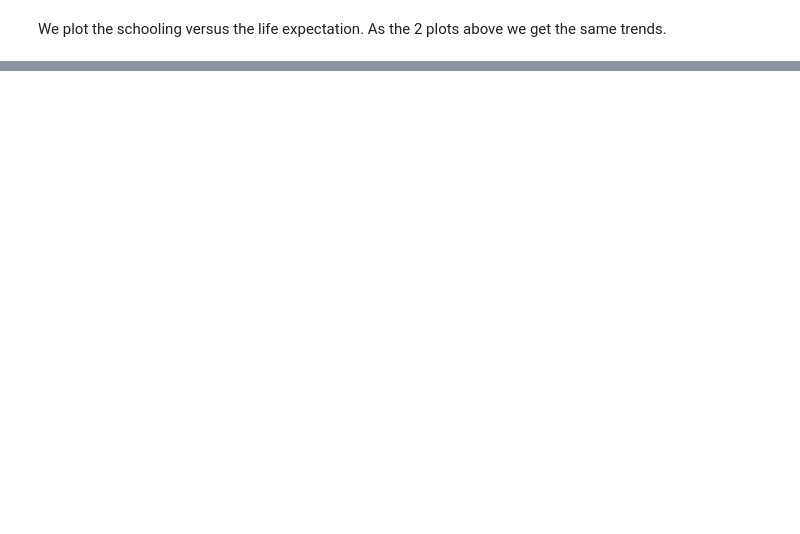
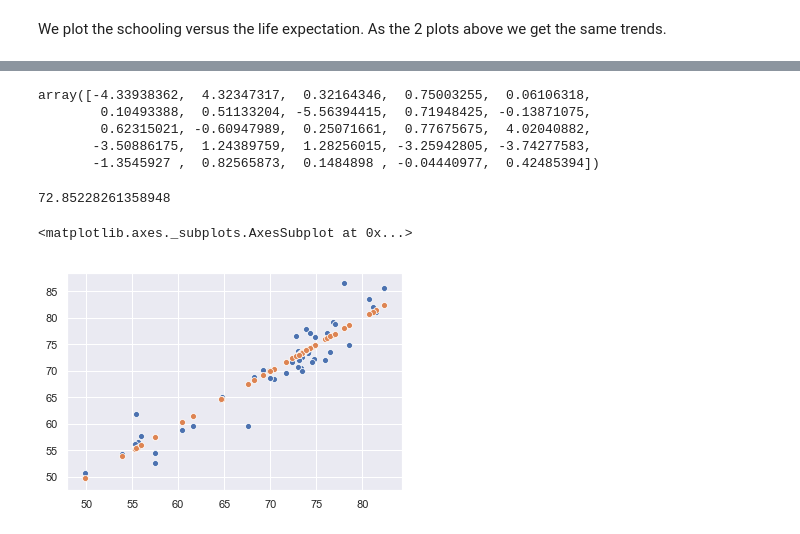
Before and after one commit to franckdess/DS_in_Practice-Project, a Jupyter notebook: DS_in_Practice-Project.ipynb, the cells around one changed output, grey strips where cells are left out. Drawn from its saved outputs; the diff is of its cells as text; code cells hidden in the pictures; blank space fills up the shorter version.

Commit message:
linear regression + comment + recursive feature elimination

```diff
--- a/DS_in_Practice-Project.ipynb
+++ b/DS_in_Practice-Project.ipynb
@@ -526,0 +574,17 @@ scatter_plot(scatter_x, scatter_y, 'Schooling', 'Life expectancy')
+# %%
+X_train_no_dummies = np.split(X_train, [18,25], axis=1)[0]
+X_train_dummies = np.split(X_train, [18,25], axis=1)[1]
+
+X_test_no_dummies = np.split(X_test, [18,25], axis=1)[0]
+X_test_dummies = np.split(X_test, [18,25], axis=1)[1]
+# %%
+#Standardize the data
+
+scaler = preprocessing.StandardScaler().fit(X_train_no_dummies)
+X_train_no_dummies_scaled = scaler.transform(X_train_no_dummies)
+X_test_no_dummies_scaled = scaler.transform(X_test_no_dummies)
+# %%
+#We merge them back
+
+X_train_scaled = np.concatenate((X_train_no_dummies_scaled,X_train_dummies), axis = 1)
+X_test_scaled = np.concatenate((X_test_no_dummies_scaled,X_test_dummies), axis = 1)
@@ -526,0 +601,3 @@ scatter_plot(scatter_x, scatter_y, 'Schooling', 'Life expectancy')
+# %%
+reg = LinearRegression().fit(X_train_scaled,Y_train)
+reg.score(X_train_scaled,Y_train)
@@ -526,0 +617,19 @@ scatter_plot(scatter_x, scatter_y, 'Schooling', 'Life expectancy')
+# %%
+reg.coef_
+# %% [output]
+array([-4.33938362,  4.32347317,  0.32164346,  0.75003255,  0.06106318,
+        0.10493388,  0.51133204, -5.56394415,  0.71948425, -0.13871075,
+        0.62315021, -0.60947989,  0.25071661,  0.77675675,  4.02040882,
+       -3.50886175,  1.24389759,  1.28256015, -3.25942805, -3.74277583,
+       -1.3545927 ,  0.82565873,  0.1484898 , -0.04440977,  0.42485394])
+# %%
+reg.intercept_
+# %% [output]
+72.85228261358948
+# %%
+
+sns.scatterplot(x=Y_test, y = reg.predict(X_test_scaled))
+sns.scatterplot(x =Y_test, y = Y_test)
+# %% [output]
+<matplotlib.axes._subplots.AxesSubplot at 0x...>
+[figure, added]
```
Also changed, not shown: parts of 25 cells of this notebook.
